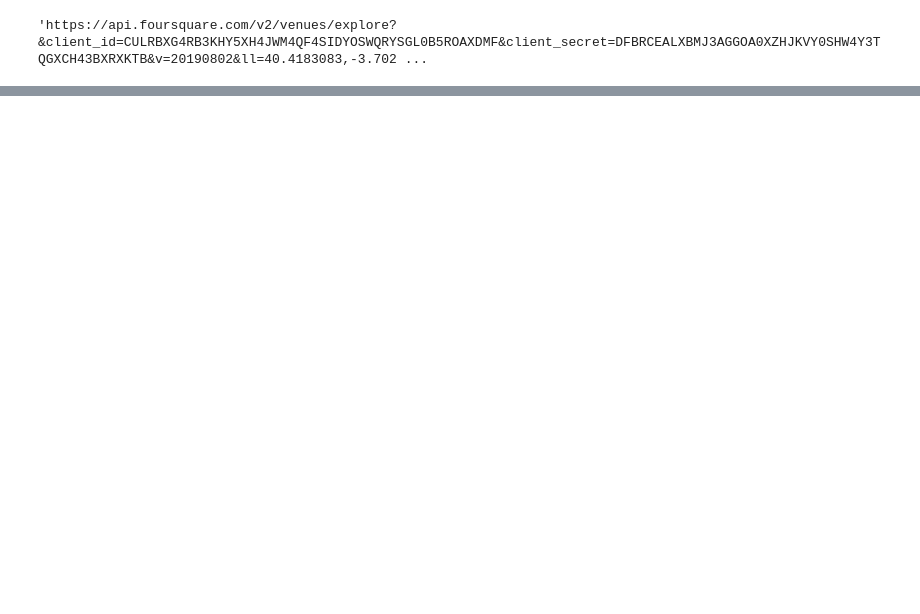
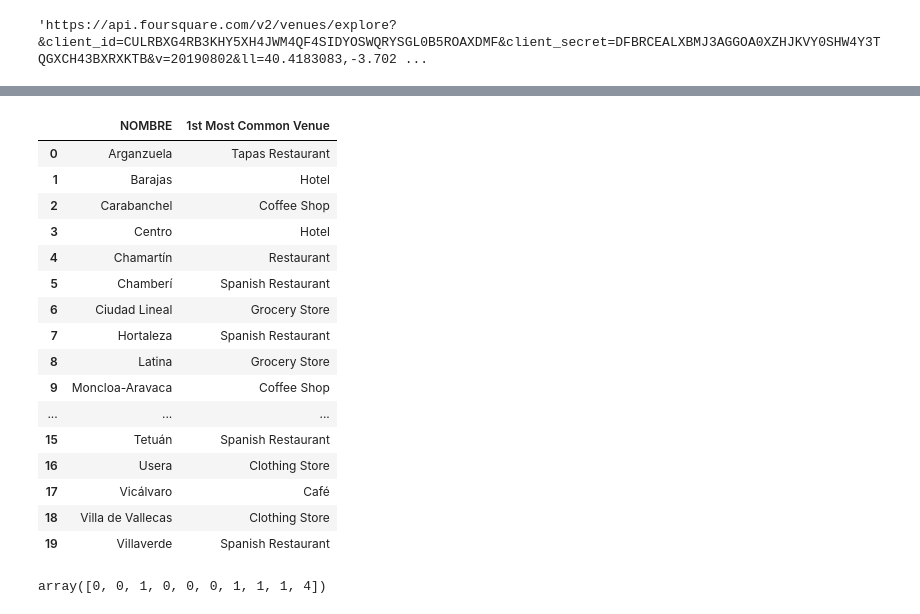
Before and after one commit to Mamunskaya/COURSERA_CAPSTONE, a Jupyter notebook: TheBattleOf....week2.ipynb, the cells around one changed output, grey strips where cells are left out. Cells and saved outputs as stored; diff of their text form; code cells hidden in the pictures; blank space fills up the shorter version.

```diff
--- a/TheBattleOf....week2.ipynb
+++ b/TheBattleOf....week2.ipynb
@@ -322,0 +315,20 @@ neighborhoods_venues_sorted.head()
+# %%
+neighborhoods_venues_sorted.loc[:, ['NOMBRE', '1st Most Common Venue']]
+# %% [output]
+|  | NOMBRE | 1st Most Common Venue |
+| 0 | Arganzuela | Tapas Restaurant |
+| 1 | Barajas | Hotel |
+| 2 | Carabanchel | Coffee Shop |
+| 3 | Centro | Hotel |
+| 4 | Chamartín | Restaurant |
+| 5 | Chamberí | Spanish Restaurant |
+| 6 | Ciudad Lineal | Grocery Store |
+| 7 | Hortaleza | Spanish Restaurant |
+| 8 | Latina | Grocery Store |
+| 9 | Moncloa-Aravaca | Coffee Shop |
+| ... | ... | ... |
+| 15 | Tetuán | Spanish Restaurant |
+| 16 | Usera | Clothing Store |
+| 17 | Vicálvaro | Café |
+| 18 | Villa de Vallecas | Clothing Store |
+| 19 | Villaverde | Spanish Restaurant |
@@ -322,0 +339,13 @@ neighborhoods_venues_sorted.head()
+# %%
+# set number of clusters
+kclusters = 5
+
+Madrid_grouped_clustering = Madrid_grouped.drop('NOMBRE', 1)
+
+# run k-means clustering
+kmeans = KMeans(n_clusters=kclusters, random_state=0).fit(Madrid_grouped_clustering)
+
+# check cluster labels generated for each row in the dataframe
+kmeans.labels_[0:10]
+# %% [output]
+array([0, 0, 1, 0, 0, 0, 1, 1, 1, 4])
```
Also changed, not shown: parts of 29 cells of this notebook.
